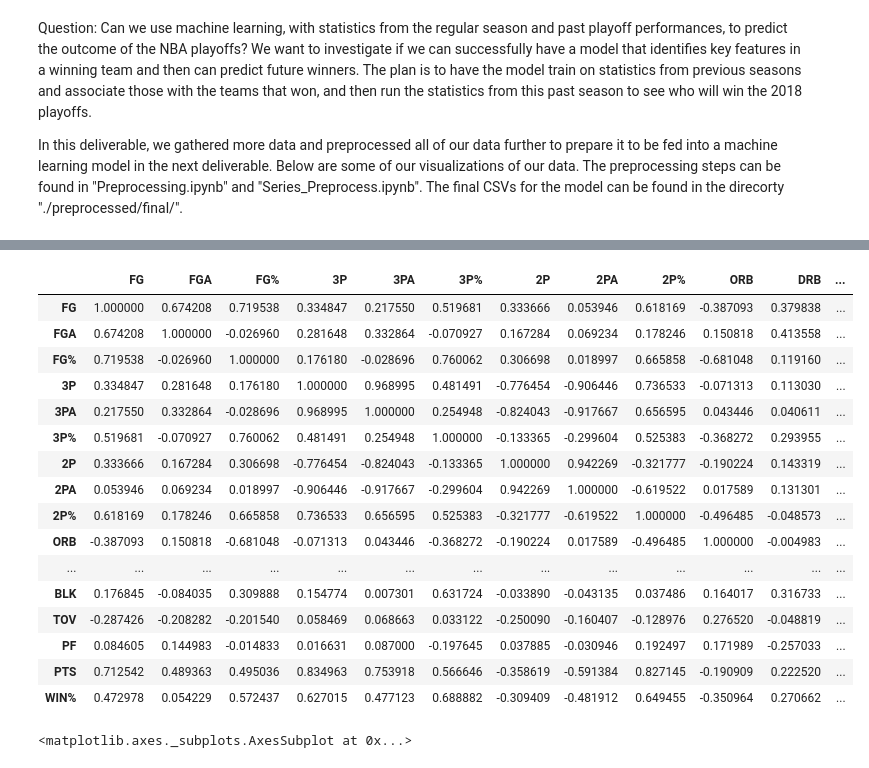
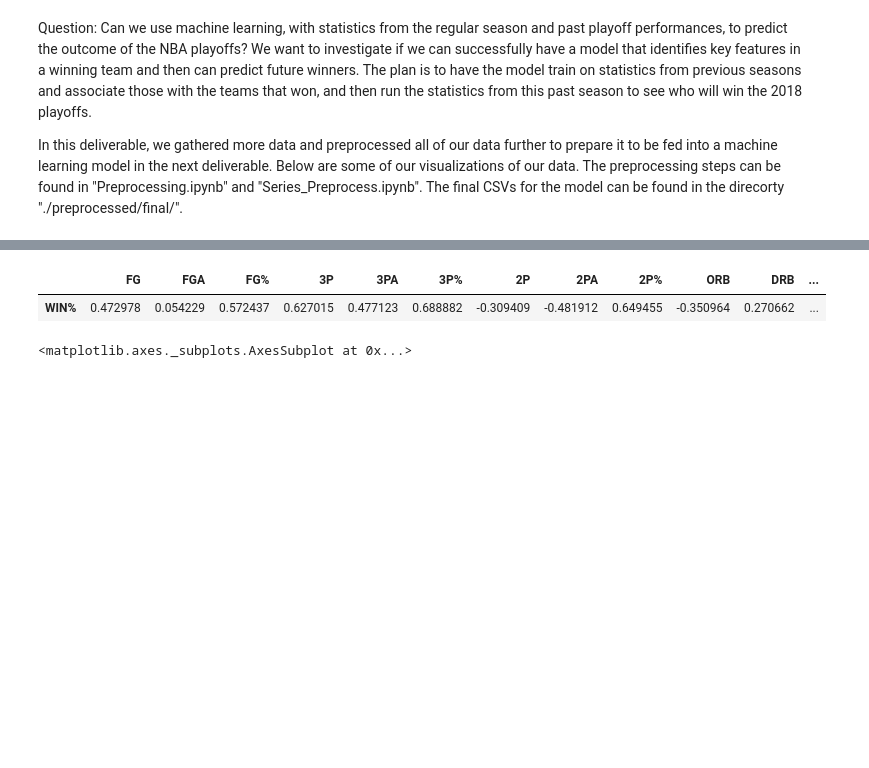
Before and after one commit to MaloneRobert/BasketballPredictor, a Jupyter notebook: Part_Two.ipynb, the cells around one changed output, grey strips where cells are left out. Saved outputs shown, nothing was run; the diff lists cells and outputs as text; code cells hidden in the pictures; blank space fills up the shorter version.

```diff
--- a/Part_Two.ipynb
+++ b/Part_Two.ipynb
@@ -64,28 +60,15 @@ stats_for_1718.sort_values(by = ['Rk'])
 # %%
+# Cut down dataframe columns in order to see correlations between significant statistics with win %
+
 stats_for_1314_corr = stats_for_1314[['Team', 'FG', 'FGA', 'FG%', '3P', '3PA', '3P%', '2P', '2PA', '2P%', 'ORB', 'DRB', 'TRB', 'AST', 'STL', 'BLK', 'TOV', 'PF', 'PTS','WIN%']]
 stats_for_1516_corr = stats_for_1516[['Team', 'FG', 'FGA', 'FG%', '3P', '3PA', '3P%', '2P', '2PA', '2P%', 'ORB', 'DRB', 'TRB', 'AST', 'STL', 'BLK', 'TOV', 'PF', 'PTS','WIN%']]
 stats_for_1617_corr = stats_for_1617[['Team', 'FG', 'FGA', 'FG%', '3P', '3PA', '3P%', '2P', '2PA', '2P%', 'ORB', 'DRB', 'TRB', 'AST', 'STL', 'BLK', 'TOV', 'PF', 'PTS','WIN%']]
 stats_for_1718_corr = stats_for_1718[['Team', 'FG', 'FGA', 'FG%', '3P', '3PA', '3P%', '2P', '2PA', '2P%', 'ORB', 'DRB', 'TRB', 'AST', 'STL', 'BLK', 'TOV', 'PF', 'PTS','WIN%']]
 
 
 stats_for_1415_corr = stats_for_1415[['Team', 'FG', 'FGA', 'FG%', '3P', '3PA', '3P%', '2P', '2PA', '2P%', 'ORB', 'DRB', 'TRB', 'AST', 'STL', 'BLK', 'TOV', 'PF', 'PTS','WIN%']]
-stats_for_1415_corr.corr()
+stats_for_1415_corr.corr().tail(1)
 # %% [output]
 |  | FG | FGA | FG% | 3P | 3PA | 3P% | 2P | 2PA | 2P% | ORB | DRB | ... |
-| FG | 1.000000 | 0.674208 | 0.719538 | 0.334847 | 0.217550 | 0.519681 | 0.333666 | 0.053946 | 0.618169 | -0.387093 | 0.379838 | ... |
-| FGA | 0.674208 | 1.000000 | -0.026960 | 0.281648 | 0.332864 | -0.070927 | 0.167284 | 0.069234 | 0.178246 | 0.150818 | 0.413558 | ... |
-| FG% | 0.719538 | -0.026960 | 1.000000 | 0.176180 | -0.028696 | 0.760062 | 0.306698 | 0.018997 | 0.665858 | -0.681048 | 0.119160 | ... |
-| 3P | 0.334847 | 0.281648 | 0.176180 | 1.000000 | 0.968995 | 0.481491 | -0.776454 | -0.906446 | 0.736533 | -0.071313 | 0.113030 | ... |
-| 3PA | 0.217550 | 0.332864 | -0.028696 | 0.968995 | 1.000000 | 0.254948 | -0.824043 | -0.917667 | 0.656595 | 0.043446 | 0.040611 | ... |
-| 3P% | 0.519681 | -0.070927 | 0.760062 | 0.481491 | 0.254948 | 1.000000 | -0.133365 | -0.299604 | 0.525383 | -0.368272 | 0.293955 | ... |
-| 2P | 0.333666 | 0.167284 | 0.306698 | -0.776454 | -0.824043 | -0.133365 | 1.000000 | 0.942269 | -0.321777 | -0.190224 | 0.143319 | ... |
-| 2PA | 0.053946 | 0.069234 | 0.018997 | -0.906446 | -0.917667 | -0.299604 | 0.942269 | 1.000000 | -0.619522 | 0.017589 | 0.131301 | ... |
-| 2P% | 0.618169 | 0.178246 | 0.665858 | 0.736533 | 0.656595 | 0.525383 | -0.321777 | -0.619522 | 1.000000 | -0.496485 | -0.048573 | ... |
-| ORB | -0.387093 | 0.150818 | -0.681048 | -0.071313 | 0.043446 | -0.368272 | -0.190224 | 0.017589 | -0.496485 | 1.000000 | -0.004983 | ... |
-| ... | ... | ... | ... | ... | ... | ... | ... | ... | ... | ... | ... | ... |
-| BLK | 0.176845 | -0.084035 | 0.309888 | 0.154774 | 0.007301 | 0.631724 | -0.033890 | -0.043135 | 0.037486 | 0.164017 | 0.316733 | ... |
-| TOV | -0.287426 | -0.208282 | -0.201540 | 0.058469 | 0.068663 | 0.033122 | -0.250090 | -0.160407 | -0.128976 | 0.276520 | -0.048819 | ... |
-| PF | 0.084605 | 0.144983 | -0.014833 | 0.016631 | 0.087000 | -0.197645 | 0.037885 | -0.030946 | 0.192497 | 0.171989 | -0.257033 | ... |
-| PTS | 0.712542 | 0.489363 | 0.495036 | 0.834963 | 0.753918 | 0.566646 | -0.358619 | -0.591384 | 0.827145 | -0.190909 | 0.222520 | ... |
 | WIN% | 0.472978 | 0.054229 | 0.572437 | 0.627015 | 0.477123 | 0.688882 | -0.309409 | -0.481912 | 0.649455 | -0.350964 | 0.270662 | ... |
 # %%
```
Also changed, not shown: parts of 25 cells of this notebook.
